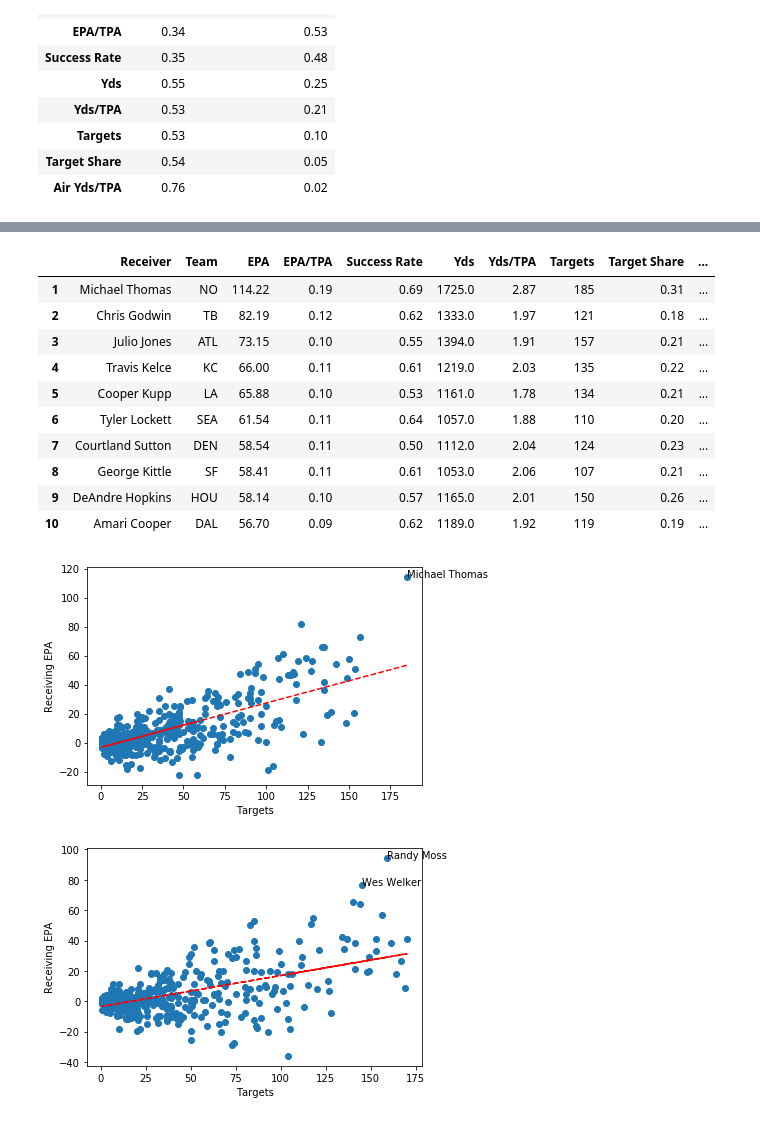
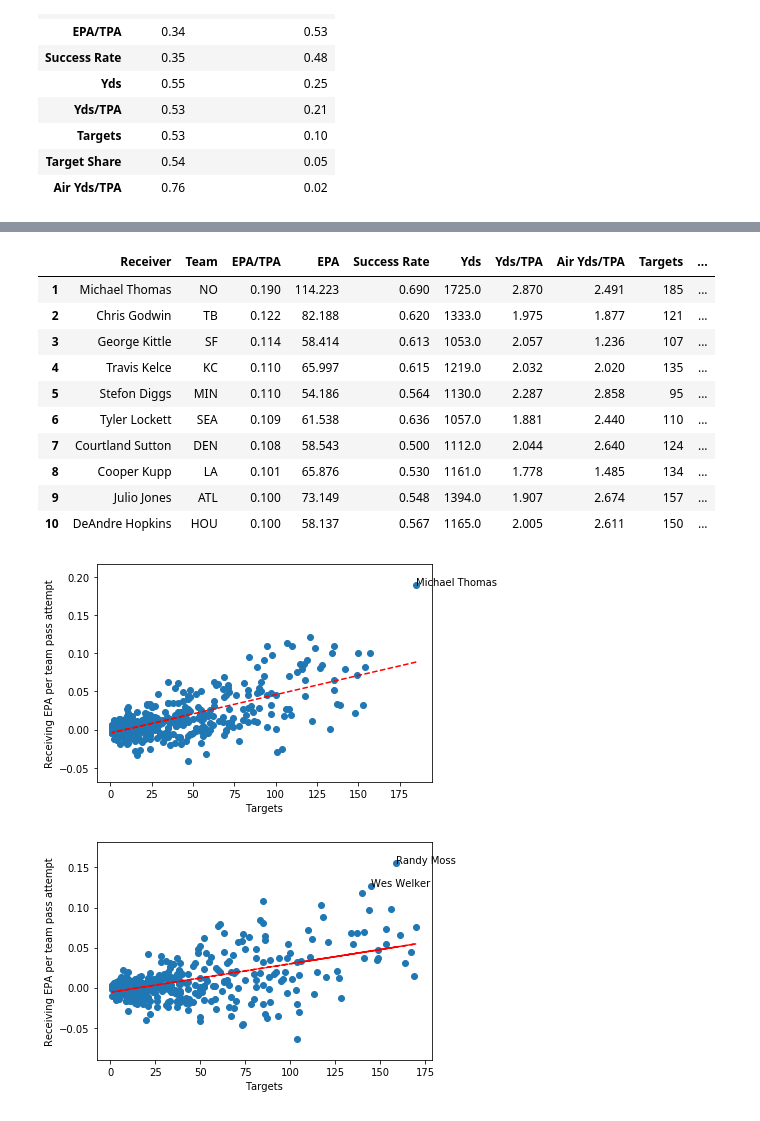
Before and after one commit to luckyprophet5/nfl_projects, a Jupyter notebook: receiver_analysis.ipynb, the cells around one changed output, grey strips where cells are left out. Drawn from its saved outputs; the diff is of its cells as text; code cells hidden in the pictures.

```diff
--- a/receiver_analysis.ipynb
+++ b/receiver_analysis.ipynb
@@ -10,8 +10,8 @@ pd.set_option('display.max_colwidth', -1)
 # %%
 # https://github.com/guga31bb/nflfastR-data/tree/master/data
 # merged 2000-2009 and 2010-2019 into two large csv.gz files
-data_00s = pd.read_csv('play_by_play_2000s.csv.gz', compression='gzip', low_memory=False)
-data_10s = pd.read_csv('play_by_play_2010s.csv.gz', compression='gzip', low_memory=False)
+data_00s = pd.read_csv('pbp_data/play_by_play_2000s.csv.gz', compression='gzip', low_memory=False)
+data_10s = pd.read_csv('pbp_data/play_by_play_2010s.csv.gz', compression='gzip', low_memory=False)
 data = pd.concat([data_00s, data_10s])
 # %%
 # https://github.com/guga31bb/nflfastR-data/tree/master/roster-data
@@ -153,24 +184,24 @@ columns = ['receiver','team','epa','epa/team_atts','success_rate','yards','yards
 # %%
-top_epa_2019 = receiver_data(data, years=[2019]).sort_values('epa',ascending=False)[:10][columns]
-top_epa_2019.index = np.arange(1, len(top_epa_2019)+1)
-format_df(top_epa_2019)#.to_html().replace('\n','')
+top_10_epa_tpa_2019 = receiver_data(data, years=[2019]).sort_values('epa/team_atts',ascending=False)[:10][columns]
+top_10_epa_tpa_2019.index = np.arange(1, len(top_10_epa_tpa_2019)+1)
+format_df(top_10_epa_tpa_2019, round_decimal=3)#.to_html().replace('\n','')
 # %% [output]
-|  | Receiver | Team | EPA | EPA/TPA | Success Rate | Yds | Yds/TPA | Targets | Target Share | ... |
-| 1 | Michael Thomas | NO | 114.22 | 0.19 | 0.69 | 1725.0 | 2.87 | 185 | 0.31 | ... |
-| 2 | Chris Godwin | TB | 82.19 | 0.12 | 0.62 | 1333.0 | 1.97 | 121 | 0.18 | ... |
-| 3 | Julio Jones | ATL | 73.15 | 0.10 | 0.55 | 1394.0 | 1.91 | 157 | 0.21 | ... |
-| 4 | Travis Kelce | KC | 66.00 | 0.11 | 0.61 | 1219.0 | 2.03 | 135 | 0.22 | ... |
-| 5 | Cooper Kupp | LA | 65.88 | 0.10 | 0.53 | 1161.0 | 1.78 | 134 | 0.21 | ... |
-| 6 | Tyler Lockett | SEA | 61.54 | 0.11 | 0.64 | 1057.0 | 1.88 | 110 | 0.20 | ... |
-| 7 | Courtland Sutton | DEN | 58.54 | 0.11 | 0.50 | 1112.0 | 2.04 | 124 | 0.23 | ... |
-| 8 | George Kittle | SF | 58.41 | 0.11 | 0.61 | 1053.0 | 2.06 | 107 | 0.21 | ... |
-| 9 | DeAndre Hopkins | HOU | 58.14 | 0.10 | 0.57 | 1165.0 | 2.01 | 150 | 0.26 | ... |
-| 10 | Amari Cooper | DAL | 56.70 | 0.09 | 0.62 | 1189.0 | 1.92 | 119 | 0.19 | ... |
+|  | Receiver | Team | EPA/TPA | EPA | Success Rate | Yds | Yds/TPA | Air Yds/TPA | Targets | ... |
+| 1 | Michael Thomas | NO | 0.190 | 114.223 | 0.690 | 1725.0 | 2.870 | 2.491 | 185 | ... |
+| 2 | Chris Godwin | TB | 0.122 | 82.188 | 0.620 | 1333.0 | 1.975 | 1.877 | 121 | ... |
+| 3 | George Kittle | SF | 0.114 | 58.414 | 0.613 | 1053.0 | 2.057 | 1.236 | 107 | ... |
+| 4 | Travis Kelce | KC | 0.110 | 65.997 | 0.615 | 1219.0 | 2.032 | 2.020 | 135 | ... |
+| 5 | Stefon Diggs | MIN | 0.110 | 54.186 | 0.564 | 1130.0 | 2.287 | 2.858 | 95 | ... |
+| 6 | Tyler Lockett | SEA | 0.109 | 61.538 | 0.636 | 1057.0 | 1.881 | 2.440 | 110 | ... |
+| 7 | Courtland Sutton | DEN | 0.108 | 58.543 | 0.500 | 1112.0 | 2.044 | 2.640 | 124 | ... |
+| 8 | Cooper Kupp | LA | 0.101 | 65.876 | 0.530 | 1161.0 | 1.778 | 1.485 | 134 | ... |
+| 9 | Julio Jones | ATL | 0.100 | 73.149 | 0.548 | 1394.0 | 1.907 | 2.674 | 157 | ... |
+| 10 | DeAndre Hopkins | HOU | 0.100 | 58.137 | 0.567 | 1165.0 | 2.005 | 2.611 | 150 | ... |
 # %%
-def plot_targets_v_epa(years, highlighted_receivers=[]):
-    receivers = receiver_data(data, years=years).sort_values('epa',ascending=False)
-    x = receivers.targets
-    y = receivers.epa
+def plot_targets_v_epa_per_tpa(years, highlighted_receivers=[]):
+    receivers = receiver_data(data, years=years).sort_values('epa/team_atts',ascending=False)
+    x = receivers['targets']
+    y = receivers['epa/team_atts']
 
     fix, ax = plt.subplots()
     ax.scatter(x, y)
@@ -183,13 +214,13 @@ def plot_targets_v_epa(years, highlighted_receivers=[]):
     plt.plot(x,p(x),"r--")
 
     plt.xlabel('Targets')
-    plt.ylabel('Receiving EPA')
+    plt.ylabel('Receiving EPA per team pass attempt')
 
-plot_targets_v_epa([2019], highlighted_receivers=["Michael Thomas"])
+plot_targets_v_epa_per_tpa([2019], highlighted_receivers=["Michael Thomas"])
 # %% [output]
-[figure, old version]
+[figure, new version]
 # %%
-# fun fact: in 2007, the Patriots had the top *two* receivers by EPA. Crazy shit, right?
-plot_targets_v_epa([2007], highlighted_receivers=["Randy Moss", "Wes Welker"])
+# fun fact: in 2007, the Patriots had the top *two* receivers by EPA/TPA. Crazy shit, right?
+plot_targets_v_epa_per_tpa([2007], highlighted_receivers=["Randy Moss", "Wes Welker"])
 # %% [output]
-[figure, old version]
+[figure, new version]
```
Also changed, not shown: parts of 15 cells of this notebook.
